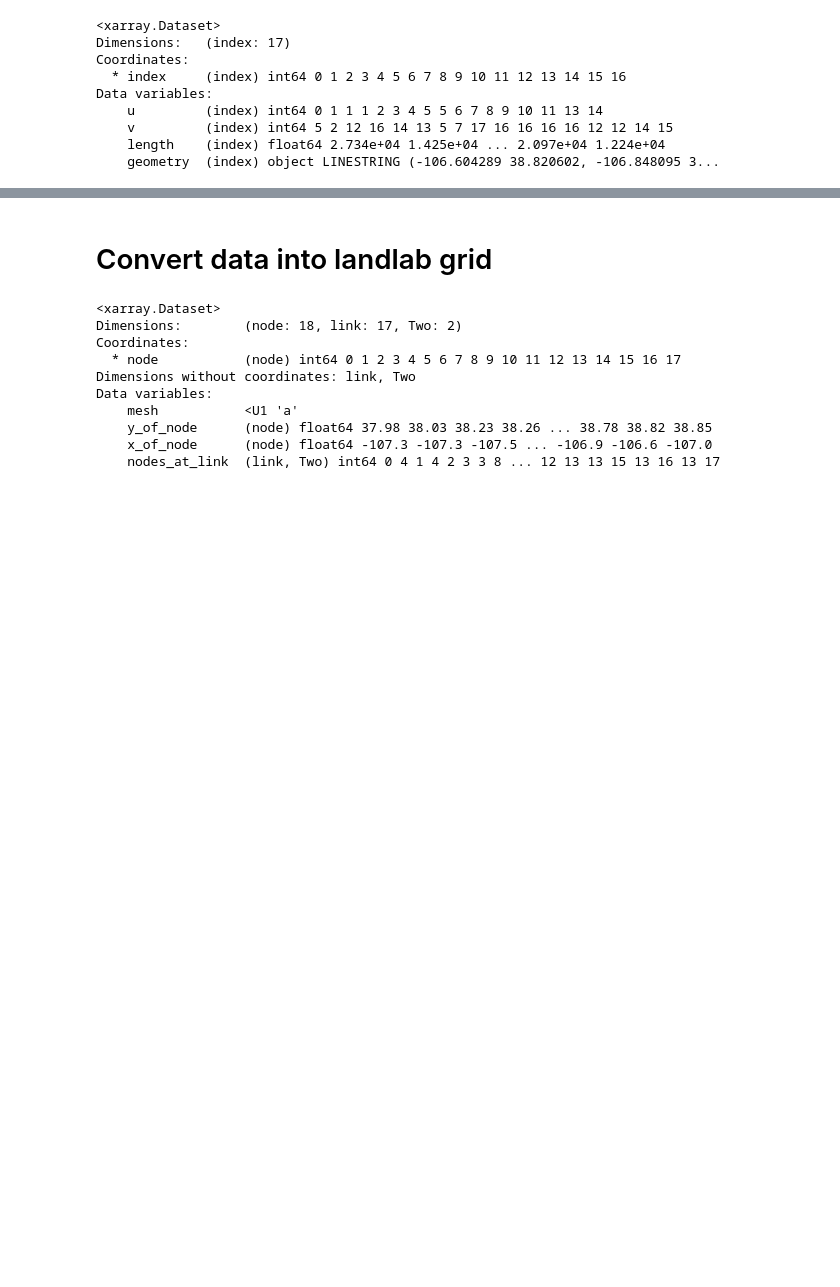
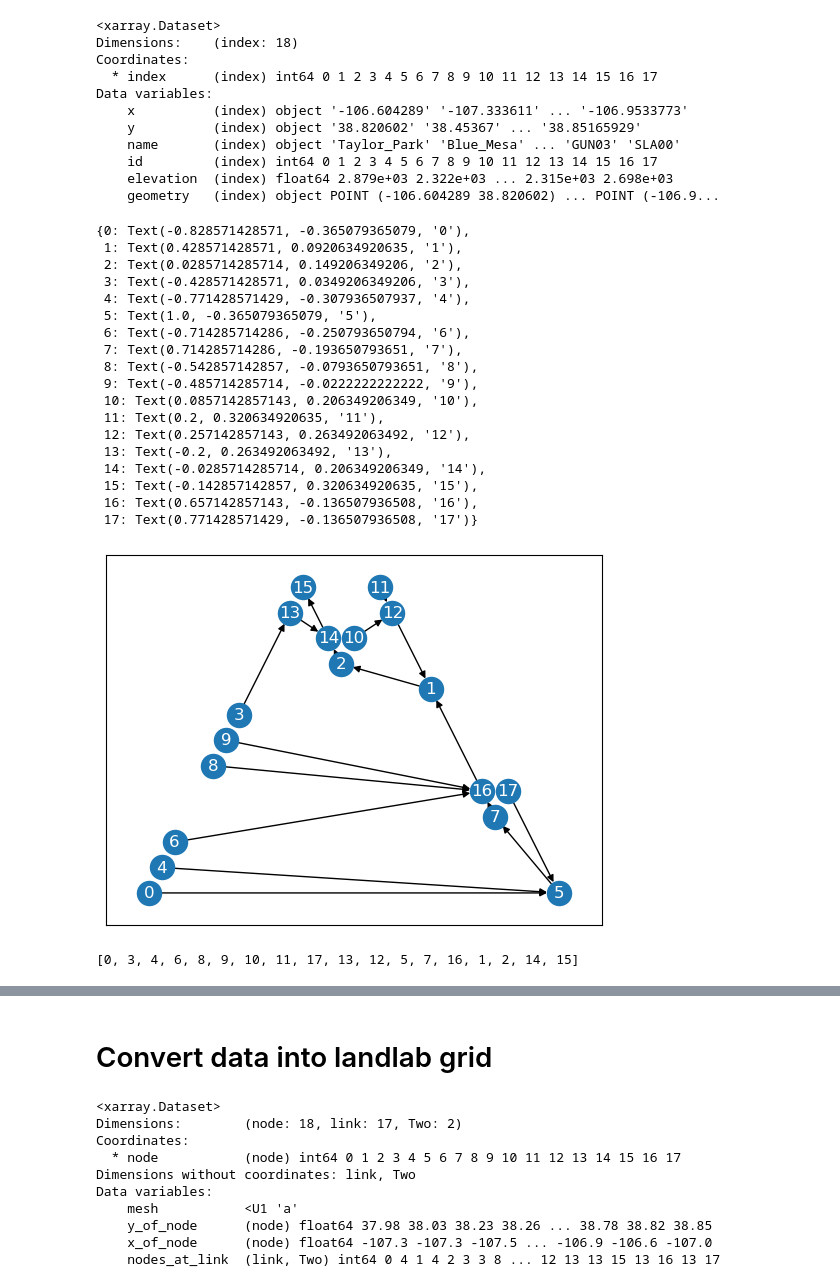
Before and after one commit to UW-SASWE/ResORR, a Jupyter notebook: notebooks/methods/07-Regulation.ipynb, the cells around one changed output, grey strips where cells are left out. Drawn from its saved outputs; the diff is of its cells as text; code cells hidden in the pictures; blank space fills up the shorter version.

Commit message:
simple implementation without landlab

```diff
--- a/notebooks/methods/07-Regulation.ipynb
+++ b/notebooks/methods/07-Regulation.ipynb
@@ -12,15 +22,52 @@ from reservoirnetwork.reservoir_component import StreamflowRegulation
 river_network_fn = Path('../../data/gunnison_rivreg/gunnison_rivreg.geojson')
 river_network_pts_fn = Path('../../data/gunnison_rivreg/gunnison_rivreg_pts.geojson')
 
-river_network = gpd.read_file(river_network_fn)
-river_network.to_xarray()
+# river_network = gpd.read_file(river_network_fn)
+# river_network.to_xarray()
+
+river_network_pts = gpd.read_file(river_network_pts_fn)
+river_network_pts.to_xarray()
 # %% [output]
 <xarray.Dataset>
-Dimensions:   (index: 17)
+Dimensions:    (index: 18)
 Coordinates:
-  * index     (index) int64 0 1 2 3 4 5 6 7 8 9 10 11 12 13 14 15 16
+  * index      (index) int64 0 1 2 3 4 5 6 7 8 9 10 11 12 13 14 15 16 17
 Data variables:
-    u         (index) int64 0 1 1 1 2 3 4 5 5 6 7 8 9 10 11 13 14
-    v         (index) int64 5 2 12 16 14 13 5 7 17 16 16 16 16 12 12 14 15
-    length    (index) float64 2.734e+04 1.425e+04 ... 2.097e+04 1.224e+04
-    geometry  (index) object LINESTRING (-106.604289 38.820602, -106.848095 3...
+    x          (index) object '-106.604289' '-107.333611' ... '-106.9533773'
+    y          (index) object '38.820602' '38.45367' ... '38.85165929'
+    name       (index) object 'Taylor_Park' 'Blue_Mesa' ... 'GUN03' 'SLA00'
+    id         (index) int64 0 1 2 3 4 5 6 7 8 9 10 11 12 13 14 15 16 17
+    elevation  (index) float64 2.879e+03 2.322e+03 ... 2.315e+03 2.698e+03
+    geometry   (index) object POINT (-106.604289 38.820602) ... POINT (-106.9...
+# %%
+# quick and simple implementation without landlab
+
+G = gnx.read_geofiles(river_network_pts_fn, river_network_fn, directed=True)
+# nx.draw(G, nx.drawing.planar_layout(G))
+nx.draw_networkx_nodes(G, nx.drawing.planar_layout(G))
+nx.draw_networkx_edges(G, nx.drawing.planar_layout(G))
+nx.draw_networkx_labels(G, nx.drawing.planar_layout(G), font_color='white')
+# %% [output]
+{0: Text(-0.828571428571, -0.365079365079, '0'),
+ 1: Text(0.428571428571, 0.0920634920635, '1'),
+ 2: Text(0.0285714285714, 0.149206349206, '2'),
+ 3: Text(-0.428571428571, 0.0349206349206, '3'),
+ 4: Text(-0.771428571429, -0.307936507937, '4'),
+ 5: Text(1.0, -0.365079365079, '5'),
+ 6: Text(-0.714285714286, -0.250793650794, '6'),
+ 7: Text(0.714285714286, -0.193650793651, '7'),
+ 8: Text(-0.542857142857, -0.0793650793651, '8'),
+ 9: Text(-0.485714285714, -0.0222222222222, '9'),
+ 10: Text(0.0857142857143, 0.206349206349, '10'),
+ 11: Text(0.2, 0.320634920635, '11'),
+ 12: Text(0.257142857143, 0.263492063492, '12'),
+ 13: Text(-0.2, 0.263492063492, '13'),
+ 14: Text(-0.0285714285714, 0.206349206349, '14'),
+ 15: Text(-0.142857142857, 0.320634920635, '15'),
+ 16: Text(0.657142857143, -0.136507936508, '16'),
+ 17: Text(0.771428571429, -0.136507936508, '17')}
+[figure, added]
+# %%
+list(nx.topological_sort(G)) # upstream most is first element
+# %% [output]
+[0, 3, 4, 6, 8, 9, 10, 11, 17, 13, 12, 5, 7, 16, 1, 2, 14, 15]
```
Also changed, not shown: parts of 7 cells of this notebook.
